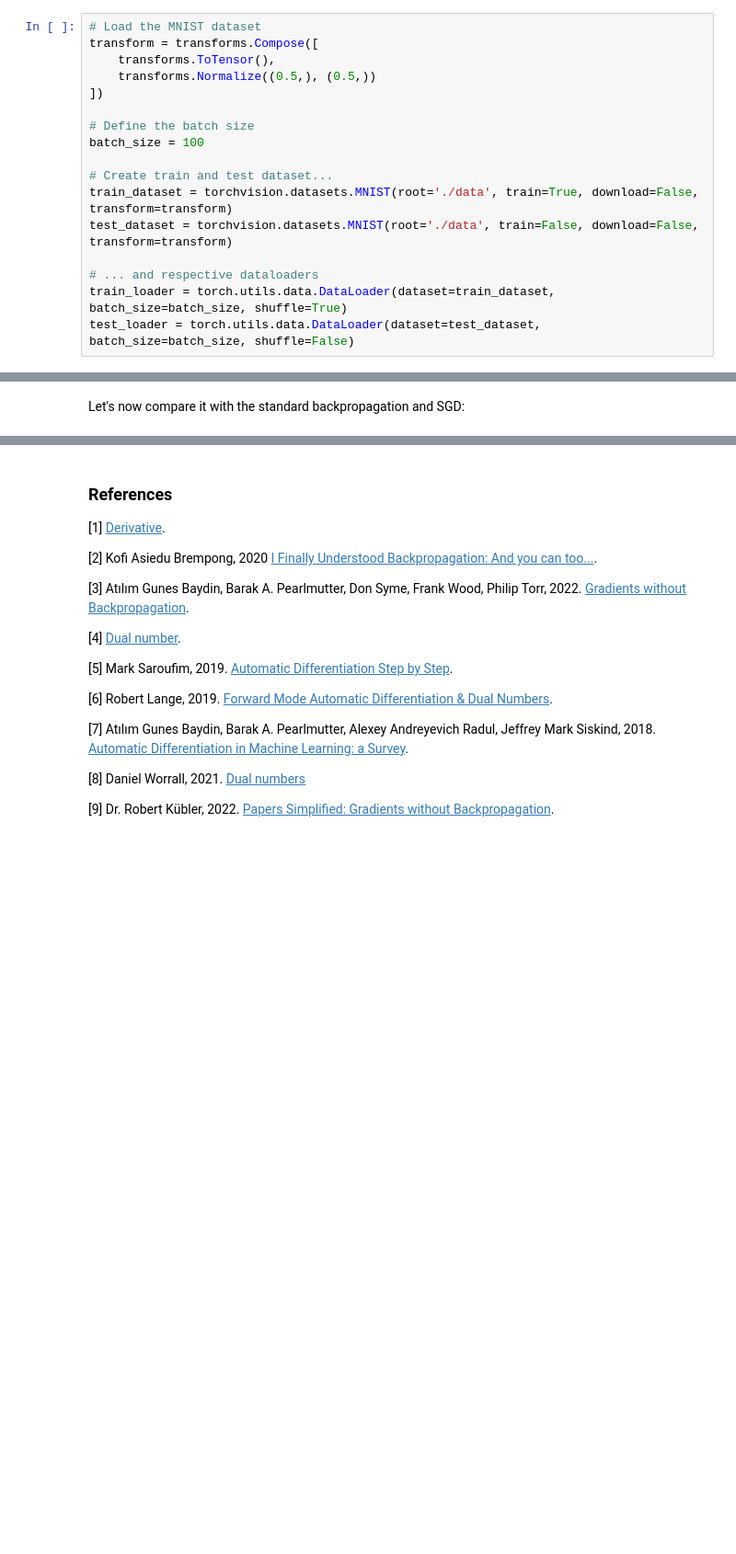
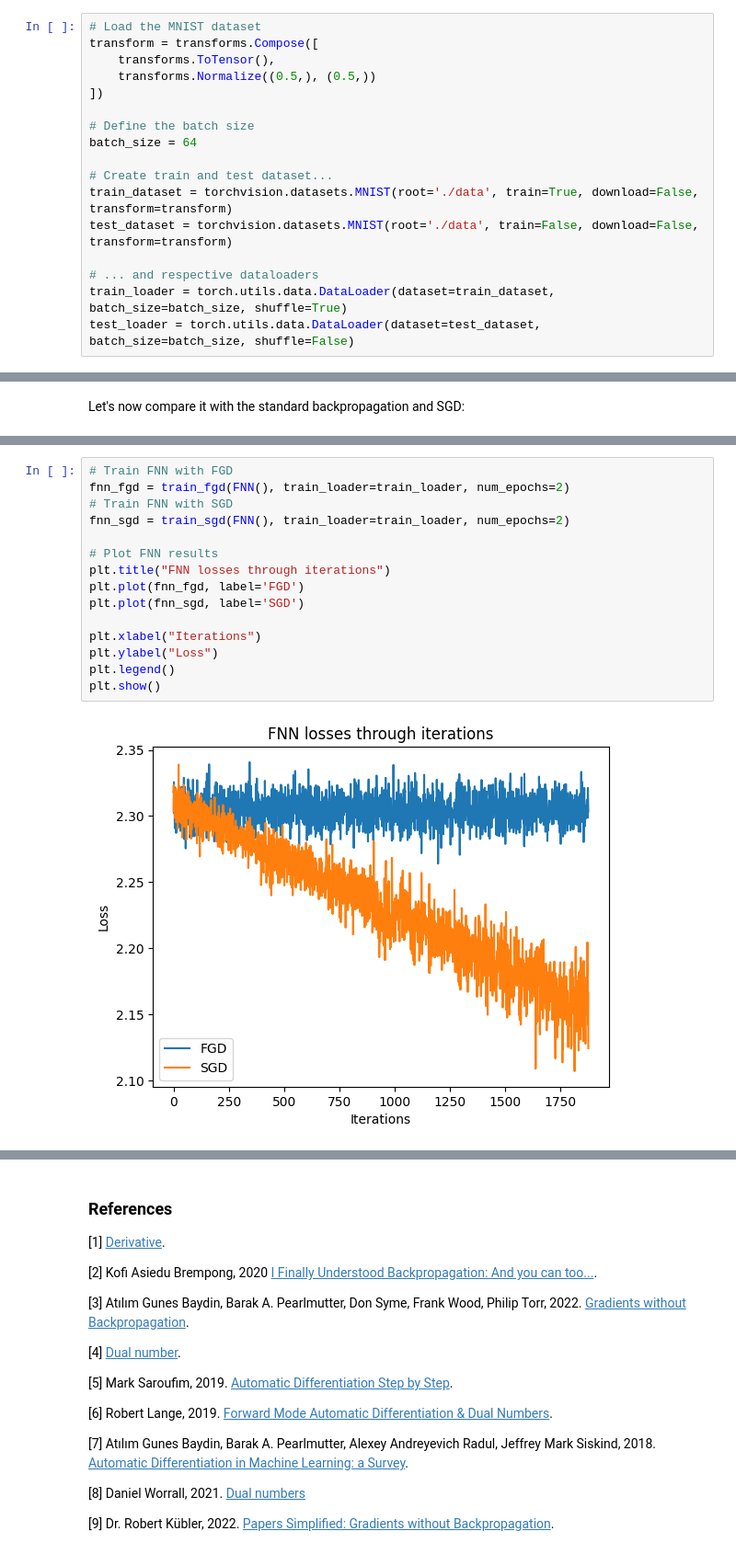
Before and after one commit to luigi-ga/GradientsWithoutBackpropagation, a Jupyter notebook: fwdgrad.ipynb, the cells around one changed output, grey strips where cells are left out. Shown at 92% size. Cells and saved outputs as stored; diff of their text form; blank space fills up the shorter version.

```diff
--- a/fwdgrad.ipynb
+++ b/fwdgrad.ipynb
@@ -188,7 +212,7 @@ transform = transforms.Compose([
 ])
 
 # Define the batch size
-batch_size = 100
+batch_size = 64
 
 # Create train and test dataset...
 train_dataset = torchvision.datasets.MNIST(root='./data', train=True, download=False, transform=transform)
@@ -320,0 +305,17 @@ Finished Training
+# %%
+# Train FNN with FGD
+fnn_fgd = train_fgd(FNN(), train_loader=train_loader, num_epochs=2)
+# Train FNN with SGD
+fnn_sgd = train_sgd(FNN(), train_loader=train_loader, num_epochs=2)
+
+# Plot FNN results
+plt.title("FNN losses through iterations")
+plt.plot(fnn_fgd, label='FGD')
+plt.plot(fnn_sgd, label='SGD')
+
+plt.xlabel("Iterations")
+plt.ylabel("Loss")
+plt.legend()
+plt.show()
+# %% [output]
+[figure, added]
```
Also changed, not shown: parts of 12 cells of this notebook.
